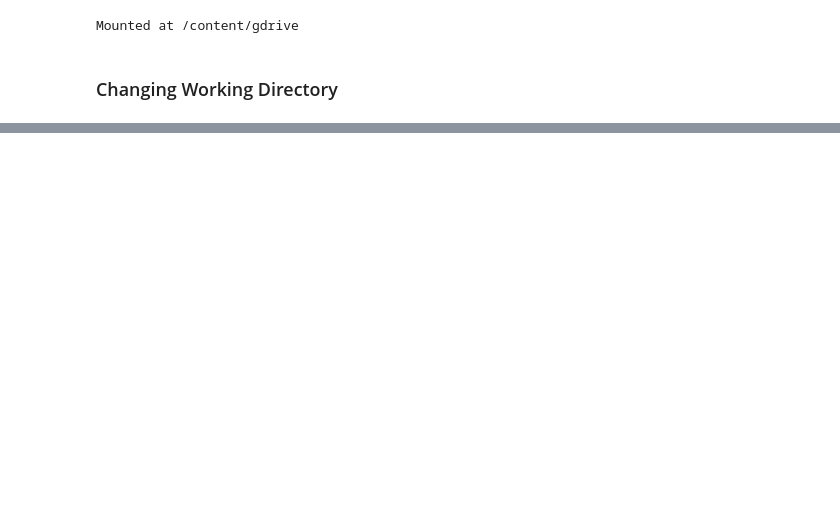
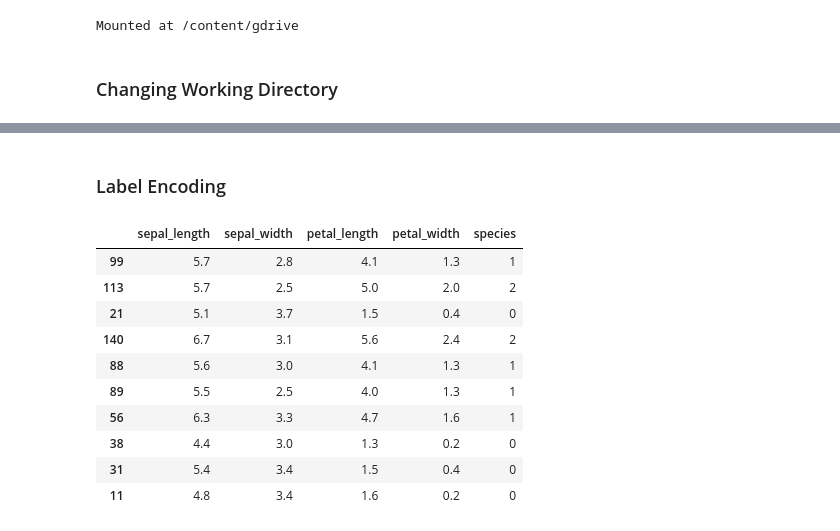
Before and after one commit to aldyhermawan1/11181051_Aldy_DM_IF-ITK, a Jupyter notebook: DataMining_Quiz_IrisClassification.ipynb, the cells around one changed output, grey strips where cells are left out. Cells and saved outputs as stored; diff of their text form; code cells hidden in the pictures; blank space fills up the shorter version.

```diff
--- a/DataMining_Quiz_IrisClassification.ipynb
+++ b/DataMining_Quiz_IrisClassification.ipynb
@@ -87,0 +108,18 @@ Branch 'master' set up to track remote branch 'master' from 'origin'.
+# %% [markdown]
+### Label Encoding
+# %%
+label_encoder = LabelEncoder()
+iris['species'] = label_encoder.fit_transform(iris['species'])
+iris.sample(10)
+# %% [output]
+|  | sepal_length | sepal_width | petal_length | petal_width | species |
+| 99 | 5.7 | 2.8 | 4.1 | 1.3 | 1 |
+| 113 | 5.7 | 2.5 | 5.0 | 2.0 | 2 |
+| 21 | 5.1 | 3.7 | 1.5 | 0.4 | 0 |
+| 140 | 6.7 | 3.1 | 5.6 | 2.4 | 2 |
+| 88 | 5.6 | 3.0 | 4.1 | 1.3 | 1 |
+| 89 | 5.5 | 2.5 | 4.0 | 1.3 | 1 |
+| 56 | 6.3 | 3.3 | 4.7 | 1.6 | 1 |
+| 38 | 4.4 | 3.0 | 1.3 | 0.2 | 0 |
+| 31 | 5.4 | 3.4 | 1.5 | 0.4 | 0 |
+| 11 | 4.8 | 3.4 | 1.6 | 0.2 | 0 |
```
Also changed, not shown: parts of 35 cells of this notebook.
